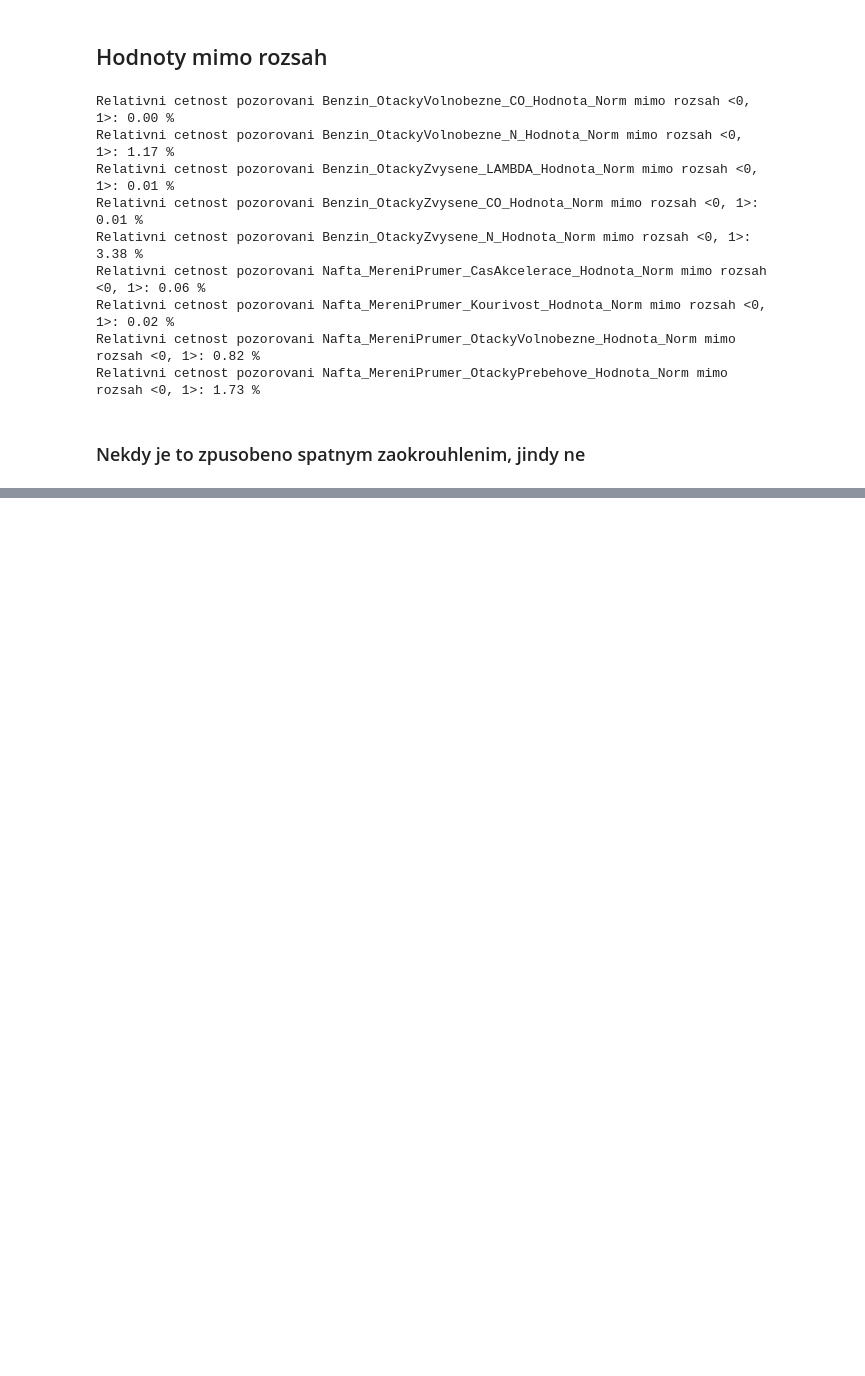
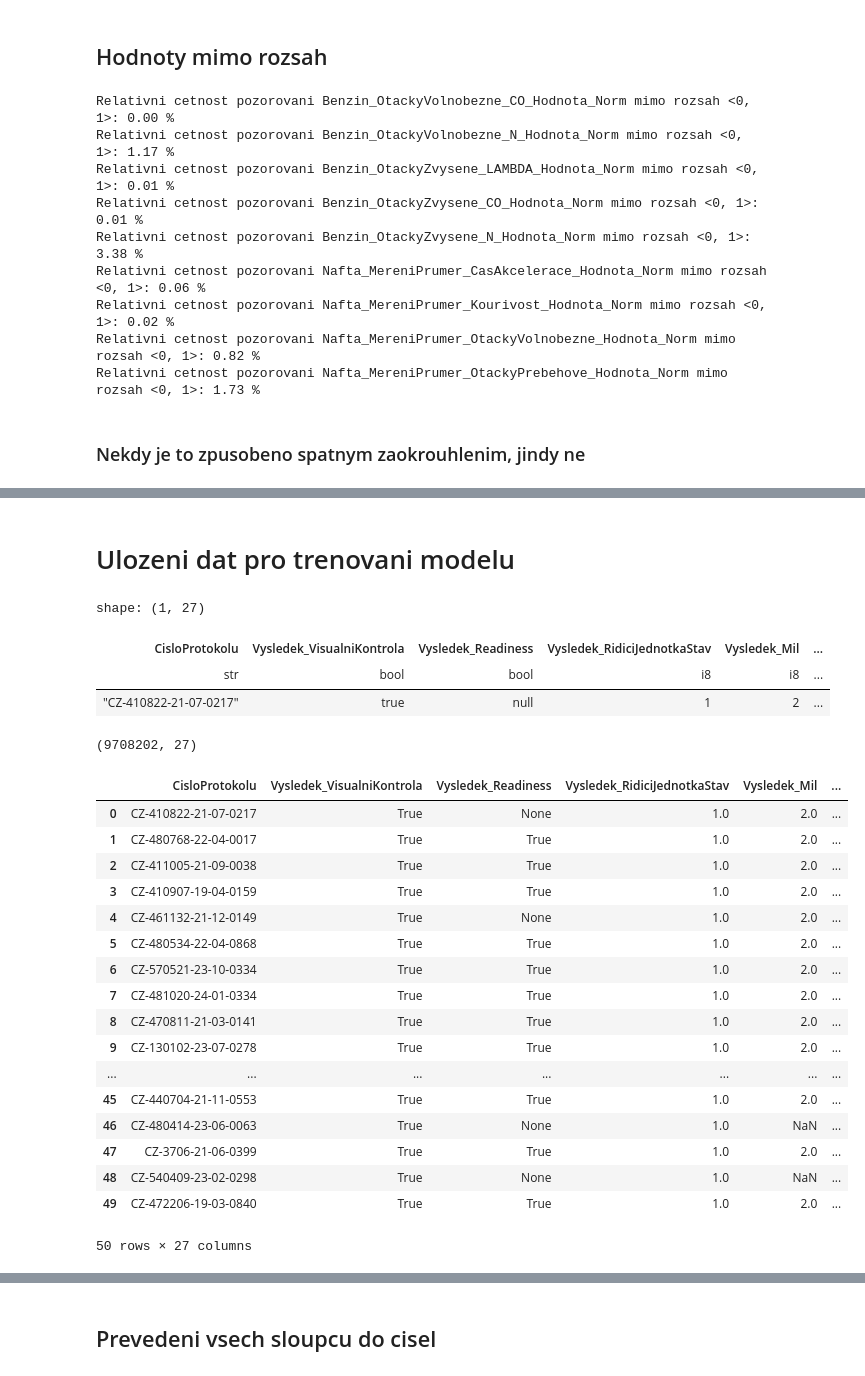
Before and after one commit to opendatalabcz/emissions-data-analysis-cz, a Jupyter notebook: kod/explorace/mereni_exploration.ipynb, the cells around one changed output, grey strips where cells are left out. Drawn from its saved outputs; the diff is of its cells as text; code cells hidden in the pictures; blank space fills up the shorter version.

Commit message:
vytvoreni modelu na predikci uspechu prohlidky

```diff
--- a/kod/explorace/mereni_exploration.ipynb
+++ b/kod/explorace/mereni_exploration.ipynb
@@ -531,0 +550,28 @@ plot_norms(df_nafta)
+# %%
+lf_full = pl.scan_parquet(r'kod\data\extracted\data_z_mericich_pristroju\parquet', schema=mereni_schema).pipe(cast_mereni)
+
+lf_shifted_result = (
+    lf_full
+    .select(["CisloProtokolu", "Vozidlo_Vin", "Zahajeni", "Vysledek_Vyhovuje"])
+    .sort(["Vozidlo_Vin", "Zahajeni"])
+    .with_columns(
+        Vysledek_Pristi_Raw=pl.col("Vysledek_Vyhovuje").shift(-1).over("Vozidlo_Vin"),
+        Pristi_Zaznam_Existuje=pl.col("CisloProtokolu").shift(-1).over("Vozidlo_Vin").is_not_null()
+    )
+    .with_columns(
+        Vysledek_Pristi=pl.when(pl.col("Pristi_Zaznam_Existuje"))
+        .then(pl.col("Vysledek_Pristi_Raw").fill_null(False))
+        .otherwise(None)
+    )
+    .select(["CisloProtokolu", "Vysledek_Pristi"])
+)
+
+df = (
+    df.lazy()
+    .join(
+        lf_shifted_result,
+        on="CisloProtokolu",
+        how="left"
+    )
+    .collect()
+)
@@ -531,0 +580,3 @@ plot_norms(df_nafta)
+# %%
+if PRINT: display(df['Vysledek_Pristi'].value_counts())
+df = df.filter(pl.col('Vysledek_Pristi').is_not_null())
@@ -531,0 +590,2 @@ plot_norms(df_nafta)
+# %% [markdown]
+# Ulozeni dat pro trenovani modelu
@@ -531,0 +594,27 @@ plot_norms(df_nafta)
+# %%
+PRINT = True
+if PRINT: describe(df)
+# %% [output]
+shape: (1, 27)
+| CisloProtokolu | Vysledek_VisualniKontrola | Vysledek_Readiness | Vysledek_RidiciJednotkaStav | Vysledek_Mil | ... |
+| str | bool | bool | i8 | i8 | ... |
+| "CZ-410822-21-07-0217" | true | null | 1 | 2 | ... |
+(9708202, 27)
+|  | CisloProtokolu | Vysledek_VisualniKontrola | Vysledek_Readiness | Vysledek_RidiciJednotkaStav | Vysledek_Mil | ... |
+| 0 | CZ-410822-21-07-0217 | True | None | 1.0 | 2.0 | ... |
+| 1 | CZ-480768-22-04-0017 | True | True | 1.0 | 2.0 | ... |
+| 2 | CZ-411005-21-09-0038 | True | True | 1.0 | 2.0 | ... |
+| 3 | CZ-410907-19-04-0159 | True | True | 1.0 | 2.0 | ... |
+| 4 | CZ-461132-21-12-0149 | True | None | 1.0 | 2.0 | ... |
+| 5 | CZ-480534-22-04-0868 | True | True | 1.0 | 2.0 | ... |
+| 6 | CZ-570521-23-10-0334 | True | True | 1.0 | 2.0 | ... |
+| 7 | CZ-481020-24-01-0334 | True | True | 1.0 | 2.0 | ... |
+| 8 | CZ-470811-21-03-0141 | True | True | 1.0 | 2.0 | ... |
+| 9 | CZ-130102-23-07-0278 | True | True | 1.0 | 2.0 | ... |
+| ... | ... | ... | ... | ... | ... | ... |
+| 45 | CZ-440704-21-11-0553 | True | True | 1.0 | 2.0 | ... |
+| 46 | CZ-480414-23-06-0063 | True | None | 1.0 | NaN | ... |
+| 47 | CZ-3706-21-06-0399 | True | True | 1.0 | 2.0 | ... |
+| 48 | CZ-540409-23-02-0298 | True | None | 1.0 | NaN | ... |
+| 49 | CZ-472206-19-03-0840 | True | True | 1.0 | 2.0 | ... |
+50 rows × 27 columns
@@ -531,0 +638,2 @@ plot_norms(df_nafta)
+# %% [markdown]
+## Prevedeni vsech sloupcu do cisel
```
Also changed, not shown: parts of 20 cells of this notebook, 4 other files.
